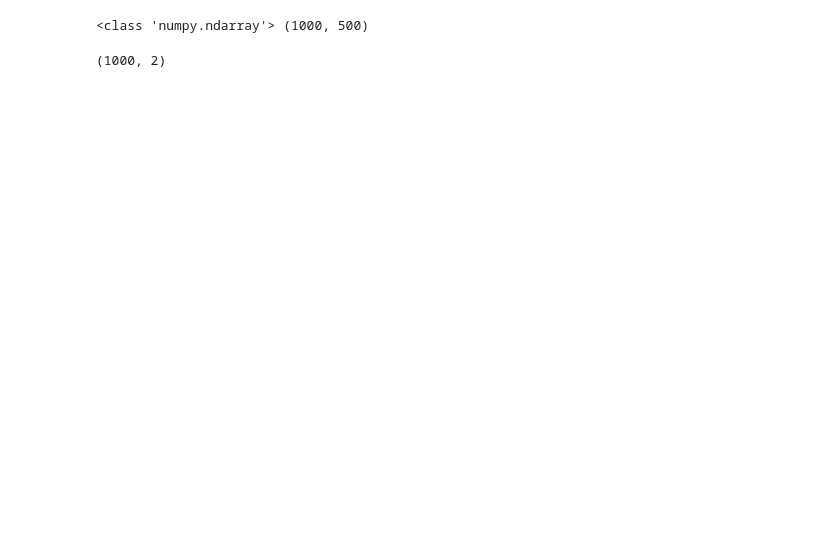
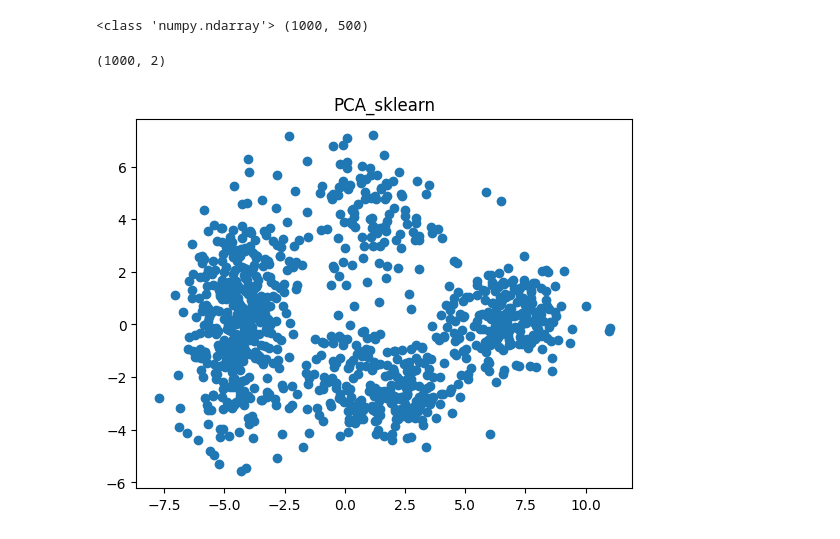
Before and after one commit to NafiuRahman77/CSE-472, a Jupyter notebook: Offline-4/pca.ipynb, the cells around one changed output. Saved outputs shown, nothing was run; the diff lists cells and outputs as text; code cells hidden in the pictures; blank space fills up the shorter version.

```diff
--- a/Offline-4/pca.ipynb
+++ b/Offline-4/pca.ipynb
@@ -34,6 +34,16 @@ X_pca = pca(X, top_no=2)
 print(X_pca.shape)
 # %% [output]
 (1000, 2)
+# %%
+#sklearn pca
+from sklearn.decomposition import PCA
+pca = PCA(n_components=2)
+X_pca_ = pca.fit_transform(X)
+plt.title('PCA_sklearn')
+plt.scatter(X_pca_[:, 0], X_pca_[:, 1])
+plt.show()
+# %% [output]
+[figure, added]
 # %%
 
 # plot,show the points distinctly
```
Also changed, not shown: parts of 6 cells of this notebook, 7 other files.
